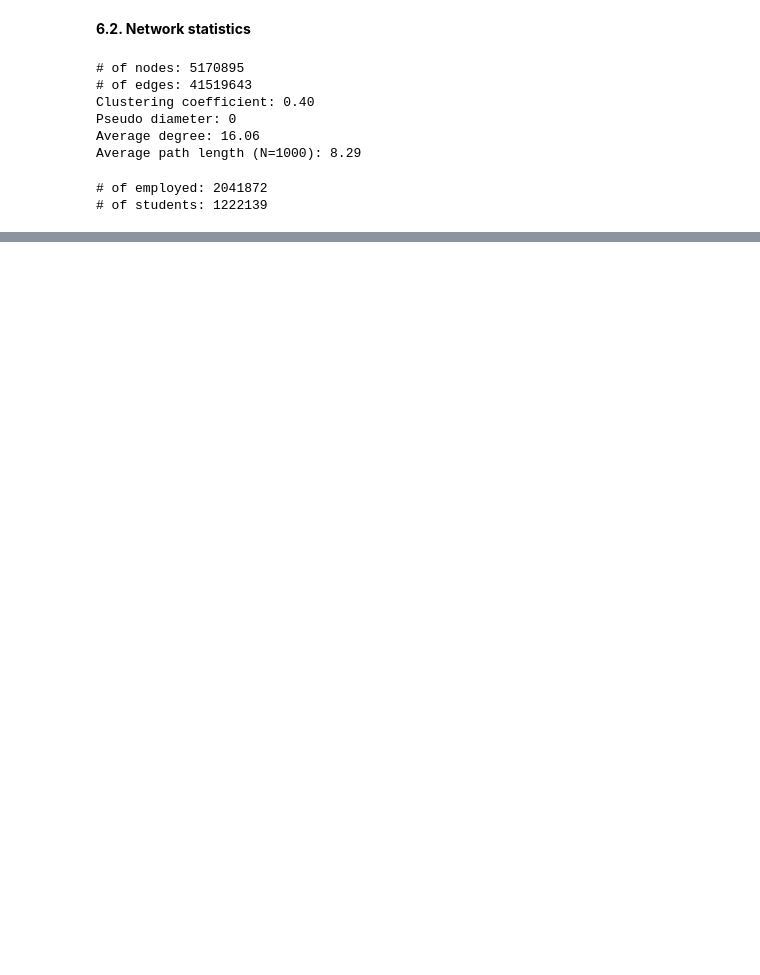
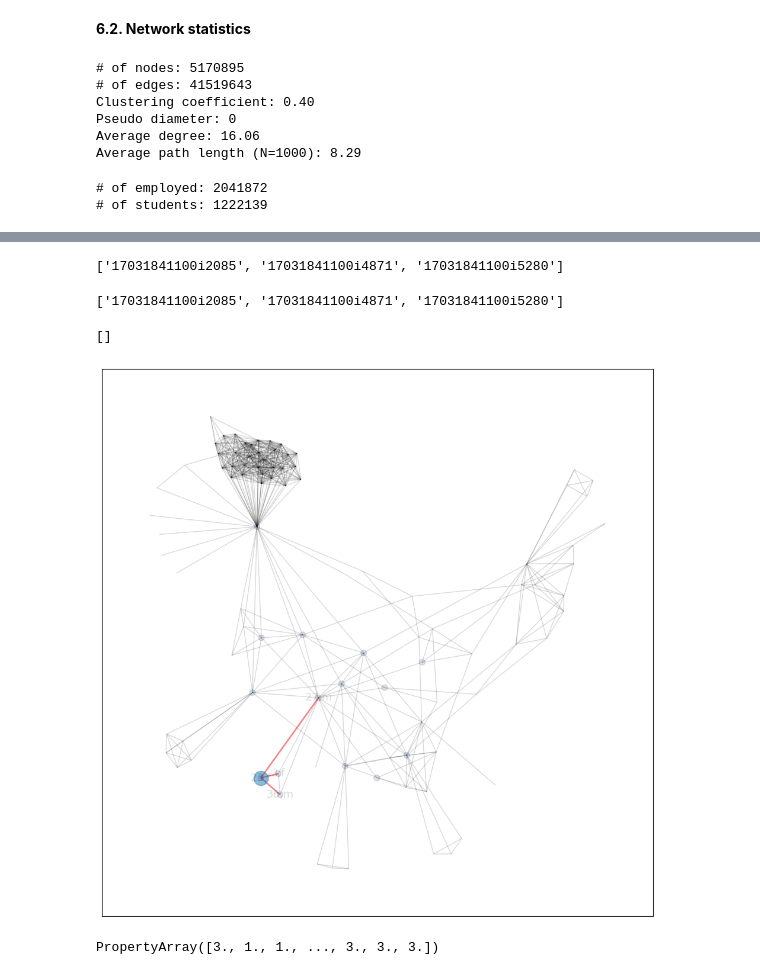
Before and after one commit to behnamnkp/TranEpiSim, a Jupyter notebook: src/synthetic_human_contact_network.ipynb, the cells around one changed output, grey strips where cells are left out. Saved outputs shown, nothing was run; the diff lists cells and outputs as text; code cells hidden in the pictures; blank space fills up the shorter version.

Commit message:
Network stats

```diff
--- a/src/synthetic_human_contact_network.ipynb
+++ b/src/synthetic_human_contact_network.ipynb
@@ -248,6 +320,7 @@ with open('output/population.pkl','rb') as f:
 # Create and save the networks
 g = syn.create_networks(people,k=31,p=.3)
 nx.write_gml(g,'output/contact_network.gml')
+people['friends'] = people.index.map(lambda x: set(g.neighbors(x)))
 
 # Create networks by contact types
 for etype in ['hhold','work','school']:
@@ -285,9 +360,6 @@ plt.show(block=False)
 # %%
 G = load_graph('output/contact_network.gml')
 G.set_directed(False)
-hhold = gt.load_graph('hhold_contact_network.gml')
-work = gt.load_graph('work_contact_network.gml')
-school = gt.load_graph('school_contact_network.gml')
 # %%
 print('# of nodes: {}\n# of edges: {}'.format(G.num_vertices(),G.num_edges()))
 print('Clustering coefficient: {:.2f}'.format(gt.clustering.global_clustering(G)[0]))
@@ -322,0 +449,4 @@ print('school edges: {:.0f}'.format(sum(counts*bins[:-1])))
+# %%
+H=0
+x = H.get_vertices()[0]
+list(H.vertex(4).out_neighbors())
@@ -322,0 +474,5 @@ print('school edges: {:.0f}'.format(sum(counts*bins[:-1])))
+# %%
+
+list(h.neighbors(list(h.nodes)[person]))
+# %% [output]
+['17031841100i2085', '17031841100i4871', '17031841100i5280']
@@ -322,0 +507,30 @@ print('school edges: {:.0f}'.format(sum(counts*bins[:-1])))
+# %%
+i2_ = list(h.nodes)[person]
+
+hholdm = [i2_] + [k for k,v in h[i2_].items() if v['etype']=='hhold']
+hhold_edges = [e for e in h.edges(hholdm,data=True) if e[2]['etype'] == 1]
+work_edges = [e for e in h.edges(hholdm,data=True) if e[2]['etype'] == 2]
+school_edges = [e for e in h.edges(hholdm,data=True) if e[2]['etype'] == 3]
+# %% [output]
+['17031841100i2085', '17031841100i4871', '17031841100i5280']
+# %%
+#draw the graph
+hop2 = set().union(*[[n]+list(h.neighbors(n)) for n in h.neighbors(i2_)])
+
+labels = people.loc[[i2_] + list(h.neighbors(i2_))]
+labels = (labels['age'].astype(int).astype(str)+','+labels['sex']).to_dict()
+
+pos = nx.spring_layout(h)
+
+fig,ax = plt.subplots(figsize=(12, 12));
+blues = plt.get_cmap('Blues')
+nx.draw_networkx_nodes(h,pos,nodelist=[i2_],alpha=.5)
+nx.draw_networkx(h,pos,nodelist=hop2, node_color=[1]*len(hop2),cmap=blues,vmin=0,vmax=1,alpha=0.15,
+                        node_size=50,font_size=13, labels=labels, ax=ax)
+
+nx.draw_networkx_edges(h,pos, edge_color='red',edgelist = hhold_edges,width=2,alpha=.4,ax=ax)
+nx.draw_networkx_edges(h,pos, edge_color='blue',edgelist = school_edges,width=2,alpha=.4,ax=ax)
+nx.draw_networkx_edges(h,pos, edge_color='green',edgelist = work_edges,width=2,alpha=.4,ax=ax)
+# %% [output]
+[]
+[figure, added]
@@ -322,0 +576,4 @@ print('school edges: {:.0f}'.format(sum(counts*bins[:-1])))
+# %%
+edge_colors
+# %% [output]
+PropertyArray([3., 1., 1., ..., 3., 3., 3.])
```
Also changed, not shown: parts of 27 cells of this notebook, 3 other files.
